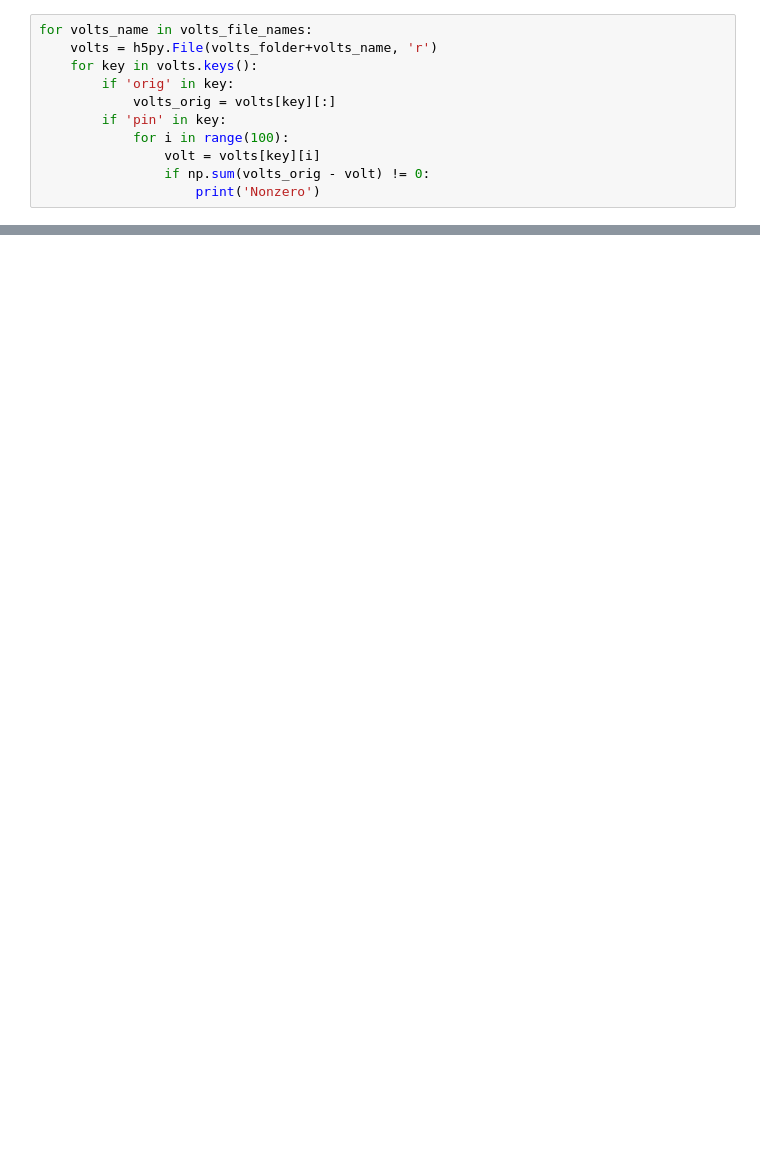
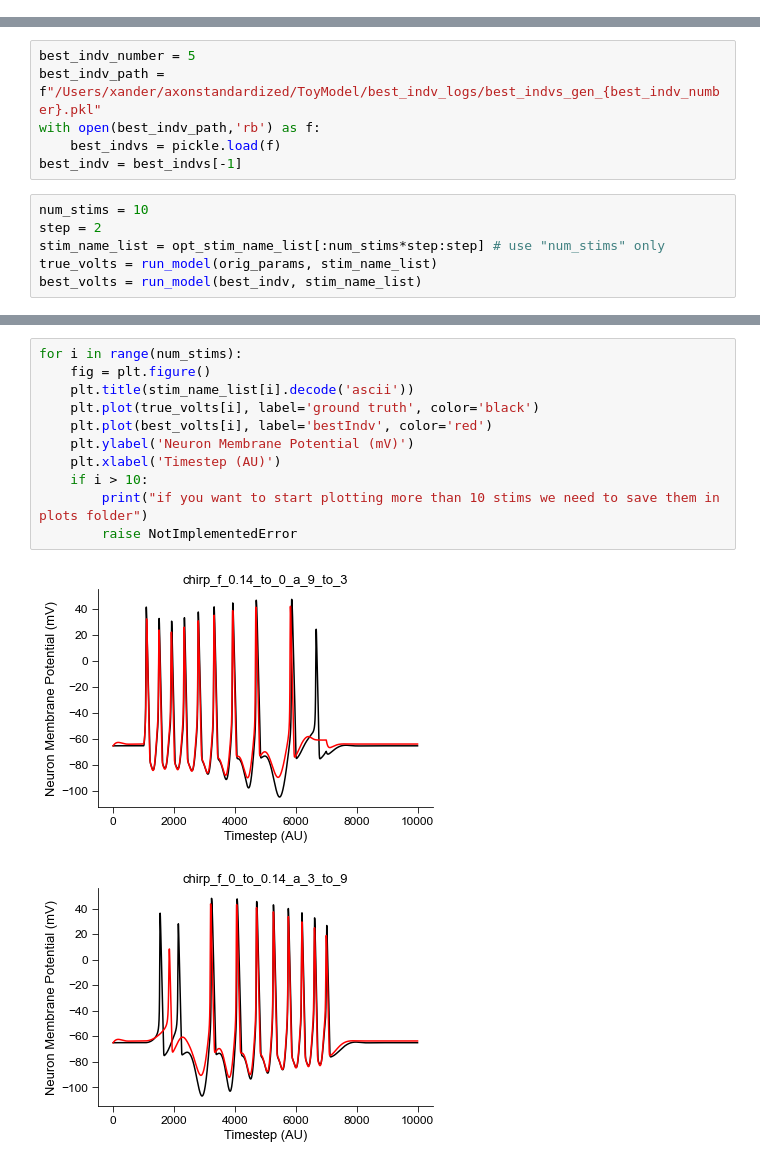
Before and after one commit to xanderladd/toy_model, a Jupyter notebook: test_toy_model_prarthan.ipynb, the cells around one changed output, grey strips where cells are left out. Cells and saved outputs as stored; diff of their text form; blank space fills up the shorter version.

```diff
--- a/test_toy_model_prarthan.ipynb
+++ b/test_toy_model_prarthan.ipynb
@@ -84,11 +9,0 @@ finshed run matrix
-# %%
-for volts_name in volts_file_names:
-    volts = h5py.File(volts_folder+volts_name, 'r')
-    for key in volts.keys():
-        if 'orig' in key:
-            volts_orig = volts[key][:]
-        if 'pin' in key:
-            for i in range(100):
-                volt = volts[key][i]
-                if np.sum(volts_orig - volt) != 0:
-                    print('Nonzero')
@@ -426,0 +41,12 @@ def plot_comb_scores(opt_path, score_path, title, plot_save_path=None):
+# %%
+best_indv_number = 5
+best_indv_path = f"/Users/xander/axonstandardized/ToyModel/best_indv_logs/best_indvs_gen_{best_indv_number}.pkl"
+with open(best_indv_path,'rb') as f:
+    best_indvs = pickle.load(f)
+best_indv = best_indvs[-1]
+# %%
+num_stims = 10
+step = 2
+stim_name_list = opt_stim_name_list[:num_stims*step:step] # use "num_stims" only
+true_volts = run_model(orig_params, stim_name_list)
+best_volts = run_model(best_indv, stim_name_list)
@@ -426,0 +74,14 @@ def plot_comb_scores(opt_path, score_path, title, plot_save_path=None):
+# %%
+for i in range(num_stims):
+    fig = plt.figure()
+    plt.title(stim_name_list[i].decode('ascii'))
+    plt.plot(true_volts[i], label='ground truth', color='black')
+    plt.plot(best_volts[i], label='bestIndv', color='red')
+    plt.ylabel('Neuron Membrane Potential (mV)')
+    plt.xlabel('Timestep (AU)')
+    if i > 10:
+        print("if you want to start plotting more than 10 stims we need to save them in plots folder")
+        raise NotImplementedError
+# %% [output]
+[figure, added]
+[figure, added]
```
Also changed, not shown: parts of 30 cells of this notebook.
